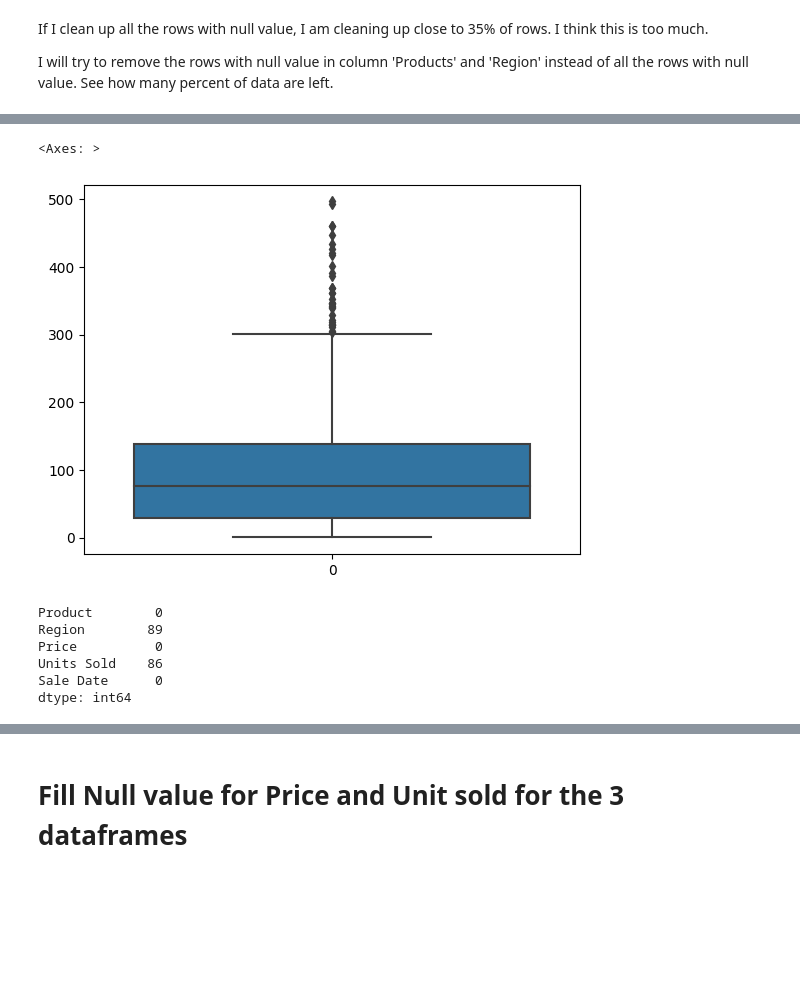
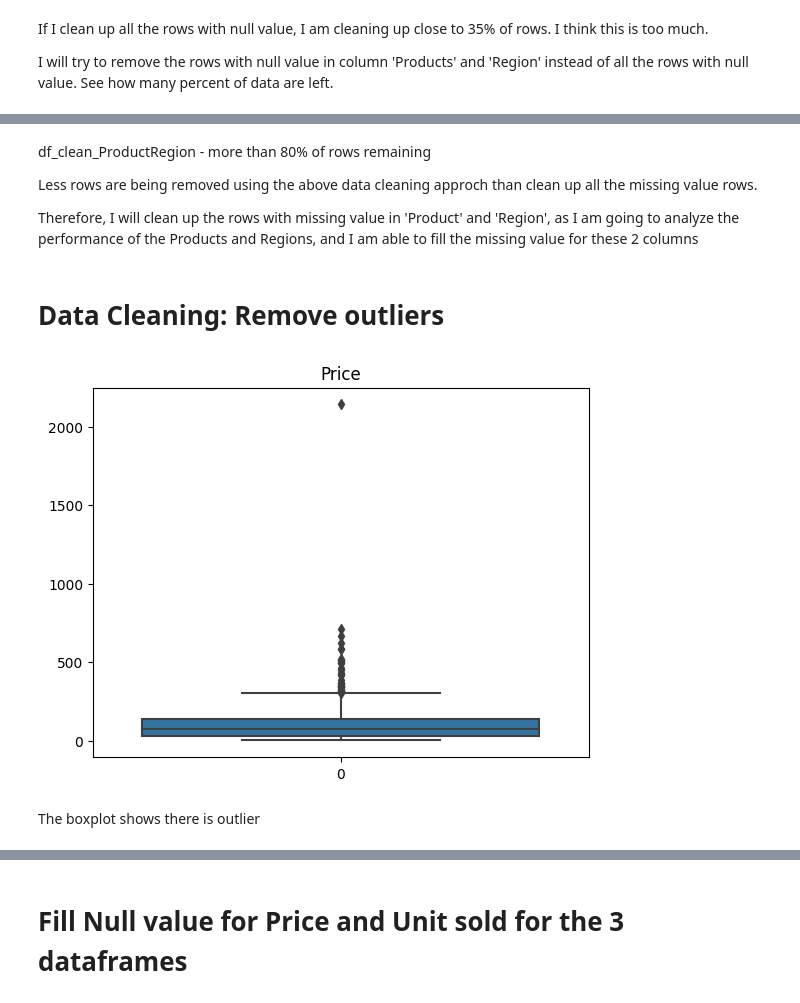
Before and after one commit to kaka5050/MBAN-6110, a Jupyter notebook: Asg 1/Assignment 1_On Yat Ka (220103339).ipynb, the cells around one changed output, grey strips where cells are left out. Drawn from its saved outputs; the diff is of its cells as text; code cells hidden in the pictures; blank space fills up the shorter version.

```diff
--- a/Asg 1/Assignment 1_On Yat Ka (220103339).ipynb
+++ b/Asg 1/Assignment 1_On Yat Ka (220103339).ipynb
@@ -206,7 +122,0 @@ sns.boxplot(df_clean_Product['Price'])
-# %%
-mean_price_product = df_clean_Product['Price'].mean()
-df_clean_Product['Price'].fillna(mean_price_product, inplace=True)
-sns.boxplot(df_clean_Product['Price'])
-# %% [output]
-<Axes: >
-[figure, removed]
@@ -216,9 +123,22 @@ df_clean_Product['Units Sold'].fillna(mean_unit_product, inplace=True)
-# %%
-df_clean_Product.isnull().sum()
-# %% [output]
-Product        0
-Region        89
-Price          0
-Units Sold    86
-Sale Date      0
-dtype: int64
+# %% [markdown]
+<p>df_clean_ProductRegion - more than 80% of rows remaining</p>
+<p>Less rows are being removed using the above data cleaning approch than clean up all the missing value rows.</p>
+<p>Therefore, I will clean up the rows with missing value in 'Product' and 'Region', as I am going to analyze the performance of the Products and Regions, and I am able to fill the missing value for these 2 columns</p>
+# %% [markdown]
+# Data Cleaning: Remove outliers
+# %%
+# reset all the index
+df_clean_ProductRegion.reset_index(drop=True, inplace=True)
+
+# plot boxplot for 'Price' column
+sns.boxplot(df_clean_ProductRegion['Price'])
+
+# set plot title
+plt.title('Price')
+
+# show the plot
+plt.show()
+# %% [output]
+[figure, added]
+# %% [markdown]
+The boxplot shows there is outlier
```
Also changed, not shown: parts of 37 cells of this notebook.
